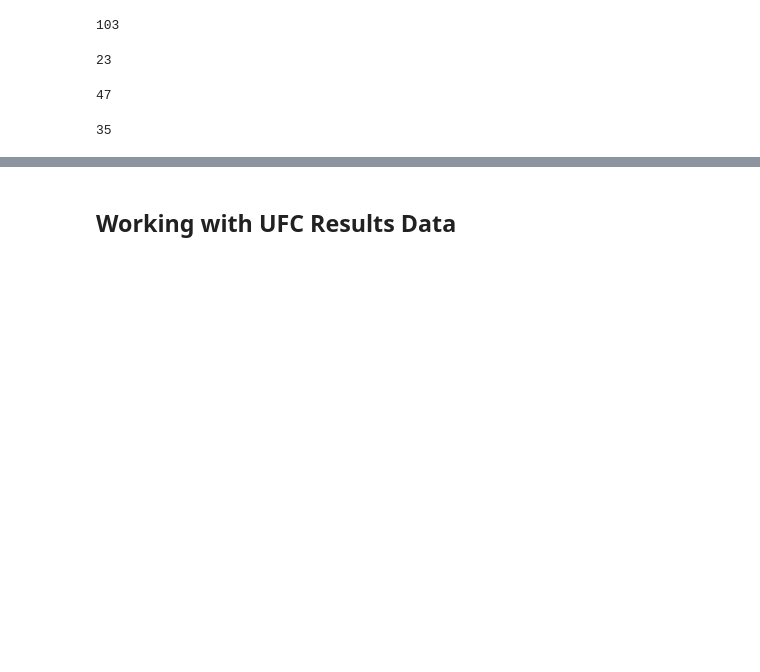
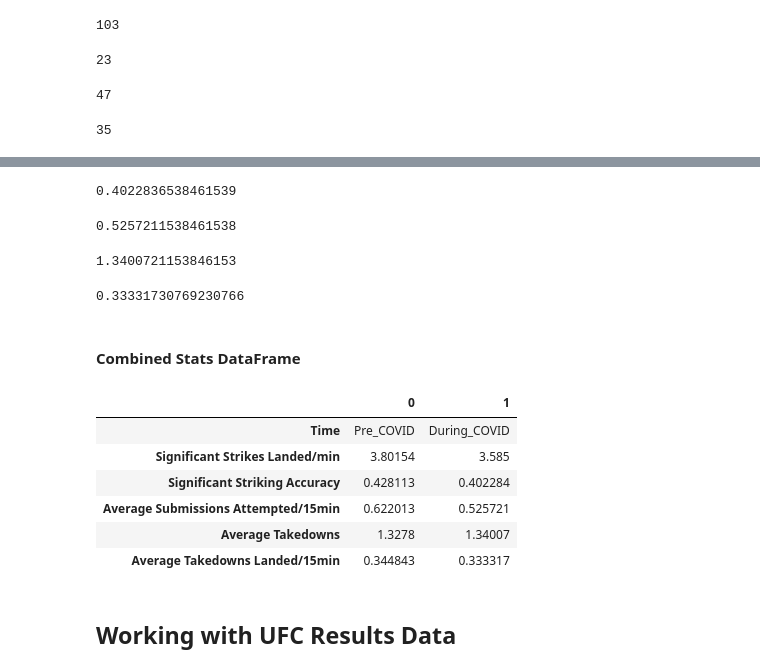
Before and after one commit to yuyhong23/UFC-COVID, a Jupyter notebook: Project_One_Visualization_and_Analysis-SetUp.ipynb, the cells around one changed output, grey strips where cells are left out. Cells and saved outputs as stored; diff of their text form; code cells hidden in the pictures; blank space fills up the shorter version.

```diff
--- a/Project_One_Visualization_and_Analysis-SetUp.ipynb
+++ b/Project_One_Visualization_and_Analysis-SetUp.ipynb
@@ -221,3 +405,68 @@ len(b_du_wrong_bet)
+# %%
+# Get the weighted average for strikes accuracy for blue and red fighters
+covid_strike_accuracy_mean_b = fight_info_dur['Blue Significant Striking Accuracy'].mean()
+covid_strike_accuracy_count_b = fight_info_dur['Blue Significant Striking Accuracy'].count()
+covid_strike_accuracy_mean_r = fight_info_dur['Red Significant Striking Accuracy'].mean()
+covid_strike_accurary_count_r = fight_info_dur['Red Significant Striking Accuracy'].count()
+covid_strikes_accuracy = ((covid_strike_accuracy_mean_b * covid_strike_accuracy_count_b) + (covid_strike_accuracy_mean_r * covid_strike_accurary_count_r))/(covid_strike_accuracy_count_b + covid_strike_accurary_count_r)
+covid_strikes_accuracy
+# %% [output]
+0.4022836538461539
+# %%
+# Get the weighted average for submission for blue and red fighters
+covid_submission_mean_b = fight_info_dur['Blue Average Submissions Attempted/15min'].mean()
+covid_submission_count_b = fight_info_dur['Blue Average Submissions Attempted/15min'].count()
+covid_submission_mean_r = fight_info_dur['Red Average Submissions Attempted/15min'].mean()
+covid_submission_count_r = fight_info_dur['Red Average Submissions Attempted/15min'].count()
+covid_submissions = ((covid_submission_mean_b * covid_submission_count_b) + (covid_submission_mean_r * covid_submission_count_r))/(covid_submission_count_b + covid_submission_count_r)
+covid_submissions
+# %% [output]
+0.5257211538461538
+# %%
+# Get the weighted average for takedown for blue and red fighters
+covid_takedown_mean_b = fight_info_dur['Blue Average Takedowns Landed/15min'].mean()
+covid_takedown_count_b = fight_info_dur['Blue Average Takedowns Landed/15min'].count()
+covid_takedown_mean_r = fight_info_dur['Red Average Takedowns Landed/15min'].mean()
+covid_takedown_count_r = fight_info_dur['Red Average Takedowns Landed/15min'].count()
+covid_takedowns = ((covid_takedown_mean_b * covid_takedown_count_b) + (covid_takedown_mean_r * covid_takedown_count_r))/(covid_takedown_count_b + covid_takedown_count_r)
+covid_takedowns
+# %% [output]
+1.3400721153846153
+# %%
+# Get the weighted average for takedown accuracy for blue and red fighters
+covid_takedown_a_mean_b = fight_info_dur['Blue Takedown Accuracy'].mean()
+covid_takedown_a_count_b = fight_info_dur['Blue Takedown Accuracy'].count()
+covid_takedown_a_mean_r = fight_info_dur['Red Takedown Accuracy'].mean()
+covid_takedown_a_count_r = fight_info_dur['Red Takedown Accuracy'].count()
+covid_takedowns_accuracy = ((covid_takedown_a_mean_b * covid_takedown_a_count_b) + (covid_takedown_a_mean_r * covid_takedown_a_count_r))/(covid_takedown_a_count_b + covid_takedown_a_count_r)
+covid_takedowns_accuracy
+# %% [output]
+0.33331730769230766
+# %% [markdown]
+#### Combined Stats DataFrame
+# %%
+# Create a dataframe for these values
+time_column = ["Pre_COVID", "During_COVID"]
+strike_list = [strikes,covid_strikes]
+strike_accuracy_list = [strikes_accuracy,covid_strikes_accuracy]
+submission_list = [submissions,covid_submissions]
+takedown_list = [takedowns,covid_takedowns]
+takendown_accuracy = [takedowns_accuracy,covid_takedowns_accuracy]
+fight_info_data = pd.DataFrame({"Time":time_column,
+                            "Significant Strikes Landed/min":strike_list,
+                            "Significant Striking Accuracy":strike_accuracy_list,
+                            "Average Submissions Attempted/15min":submission_list,
+                            "Average Takedowns":takedown_list,
+                            "Average Takedowns Landed/15min":takendown_accuracy})
+fight_info_data.T
+# %% [output]
+|  | 0 | 1 |
+| Time | Pre_COVID | During_COVID |
+| Significant Strikes Landed/min | 3.80154 | 3.585 |
+| Significant Striking Accuracy | 0.428113 | 0.402284 |
+| Average Submissions Attempted/15min | 0.622013 | 0.525721 |
+| Average Takedowns | 1.3278 | 1.34007 |
+| Average Takedowns Landed/15min | 0.344843 | 0.333317 |
 # %% [markdown]
 ## Working with UFC Results Data
 # %%
```
Also changed, not shown: parts of 30 cells of this notebook.
